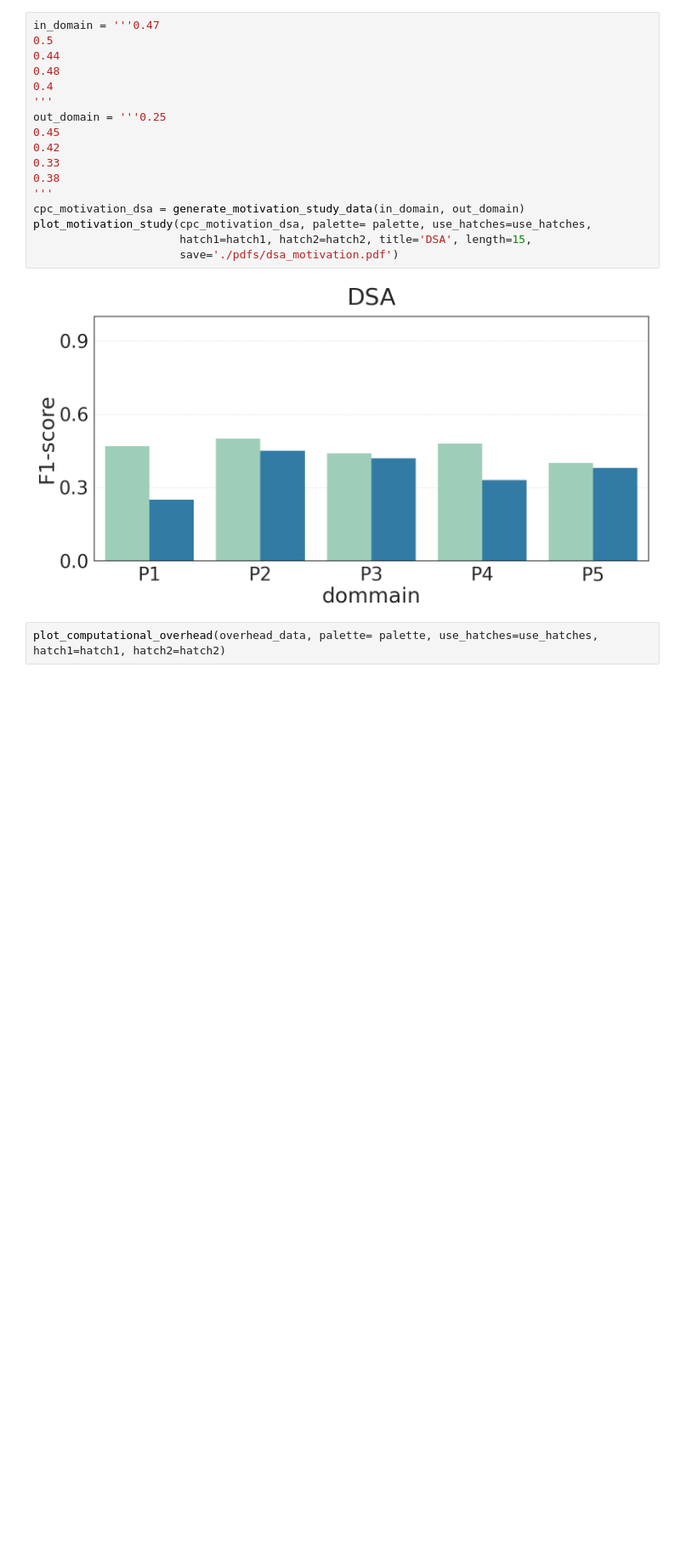
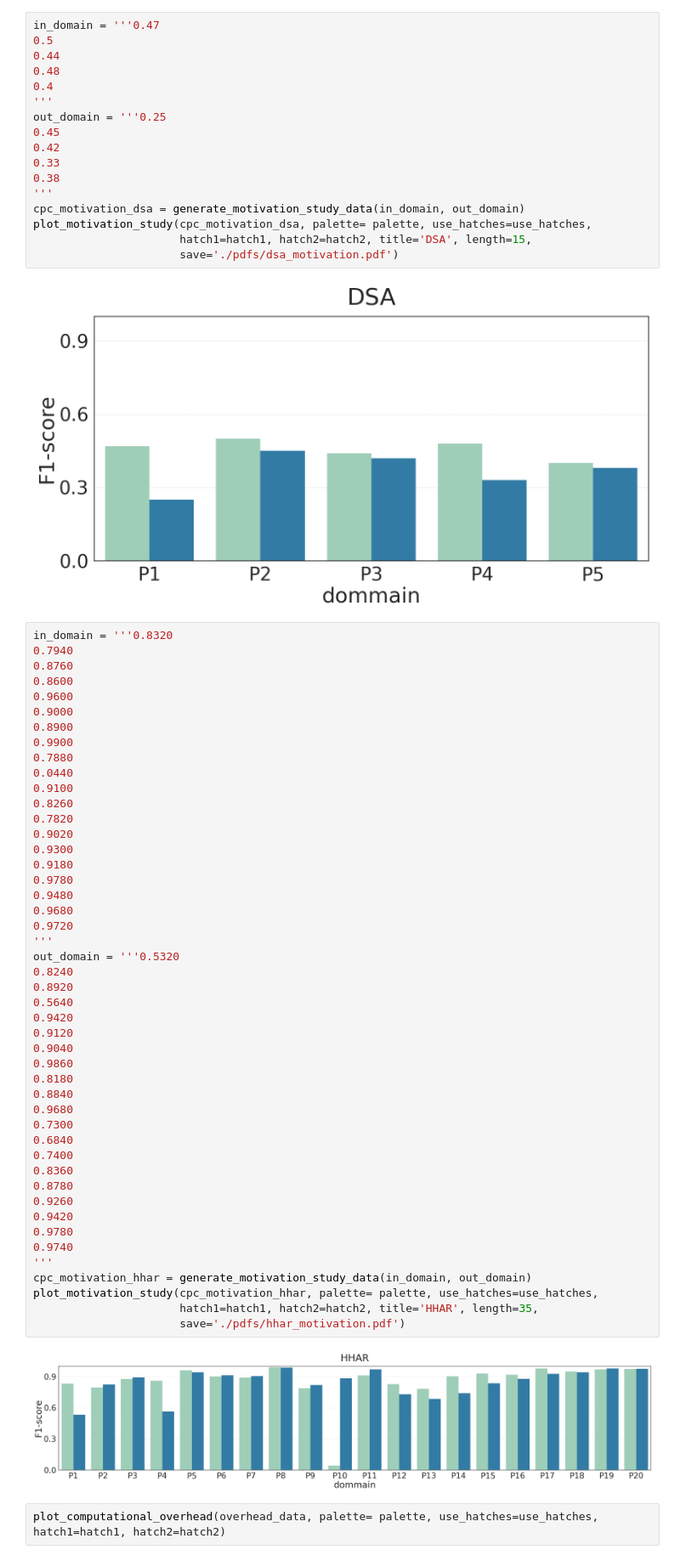
Before and after one commit to diamond264/augcon, a Jupyter notebook: visualization/plotting.ipynb, the cells around one changed output. Shown at 85% size. Saved outputs shown, nothing was run; the diff lists cells and outputs as text; blank space fills up the shorter version.

```diff
--- a/visualization/plotting.ipynb
+++ b/visualization/plotting.ipynb
@@ -308,6 +308,55 @@ plot_motivation_study(cpc_motivation_dsa, palette= palette, use_hatches=use_hatc
                       save='./pdfs/dsa_motivation.pdf')
 # %% [output]
 [figure]
+# %%
+in_domain = '''0.8320
+0.7940
+0.8760
+0.8600
+0.9600
+0.9000
+0.8900
+0.9900
+0.7880
+0.0440
+0.9100
+0.8260
+0.7820
+0.9020
+0.9300
+0.9180
+0.9780
+0.9480
+0.9680
+0.9720
+'''
+out_domain = '''0.5320
+0.8240
+0.8920
+0.5640
+0.9420
+0.9120
+0.9040
+0.9860
+0.8180
+0.8840
+0.9680
+0.7300
+0.6840
+0.7400
+0.8360
+0.8780
+0.9260
+0.9420
+0.9780
+0.9740
+'''
+cpc_motivation_hhar = generate_motivation_study_data(in_domain, out_domain)
+plot_motivation_study(cpc_motivation_hhar, palette= palette, use_hatches=use_hatches,
+                      hatch1=hatch1, hatch2=hatch2, title='HHAR', length=35,
+                      save='./pdfs/hhar_motivation.pdf')
+# %% [output]
+[figure, added]
 # %%
 plot_computational_overhead(overhead_data, palette= palette, use_hatches=use_hatches, hatch1=hatch1, hatch2=hatch2)
 # %% [output]
```
Also changed, not shown: parts of 4 cells of this notebook, 3 other files.
